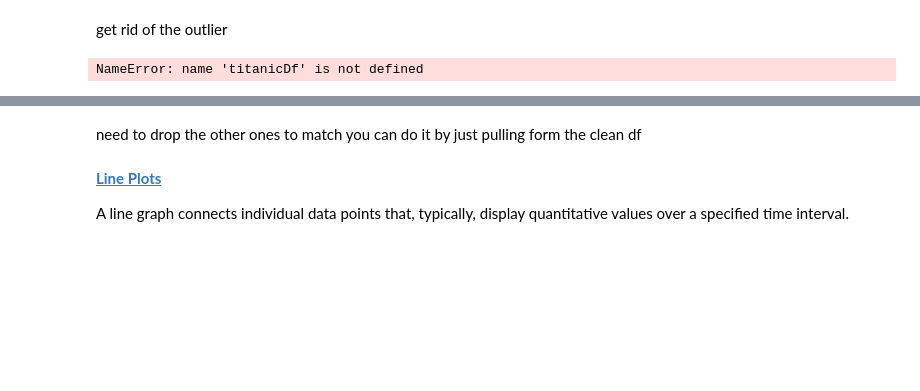
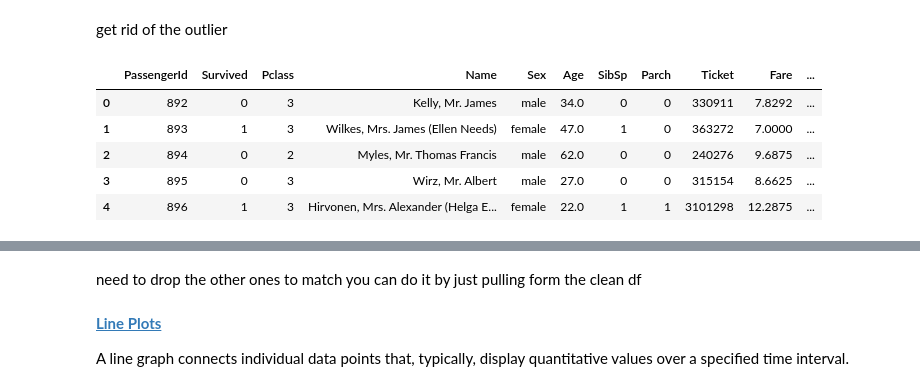
Before and after one commit to Chris-Arispe-R/INFO2201_Notes, a Jupyter notebook: w6d2_EDAcont_students.ipynb, the cells around one changed output, grey strips where cells are left out. Saved outputs shown, nothing was run; the diff lists cells and outputs as text; code cells hidden in the pictures; blank space fills up the shorter version.

```diff
--- a/w6d2_EDAcont_students.ipynb
+++ b/w6d2_EDAcont_students.ipynb
@@ -84,10 +90,15 @@ NameError: name 'titanicDf' is not defined
 get rid of the outlier
 # %%
 #get is lesss than the outlier
-fare_clean = titanicDf.loc[titanicDf['Fare'] , 400]
+fare_clean = titanicDf.loc[titanicDf['Fare'] < 400]
 fare_clean.head()
 # %% [output]
-NameError: name 'titanicDf' is not defined
+|  | PassengerId | Survived | Pclass | Name | Sex | Age | SibSp | Parch | Ticket | Fare | ... |
+| 0 | 892 | 0 | 3 | Kelly, Mr. James | male | 34.0 | 0 | 0 | 330911 | 7.8292 | ... |
+| 1 | 893 | 1 | 3 | Wilkes, Mrs. James (Ellen Needs) | female | 47.0 | 1 | 0 | 363272 | 7.0000 | ... |
+| 2 | 894 | 0 | 2 | Myles, Mr. Thomas Francis | male | 62.0 | 0 | 0 | 240276 | 9.6875 | ... |
+| 3 | 895 | 0 | 3 | Wirz, Mr. Albert | male | 27.0 | 0 | 0 | 315154 | 8.6625 | ... |
+| 4 | 896 | 1 | 3 | Hirvonen, Mrs. Alexander (Helga E... | female | 22.0 | 1 | 1 | 3101298 | 12.2875 | ... |
 # %%
 #try to plot it (fare and age)
 sns.regplot(
```
Also changed, not shown: parts of 32 cells of this notebook, 2 other files.
